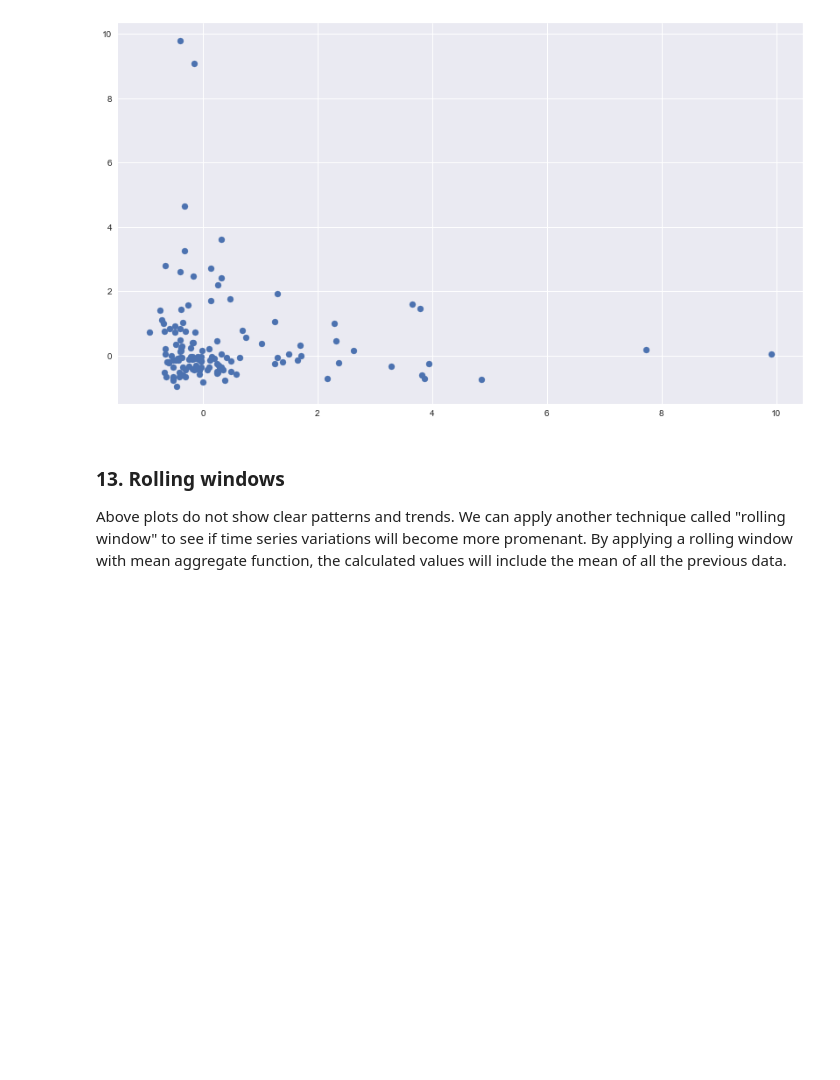
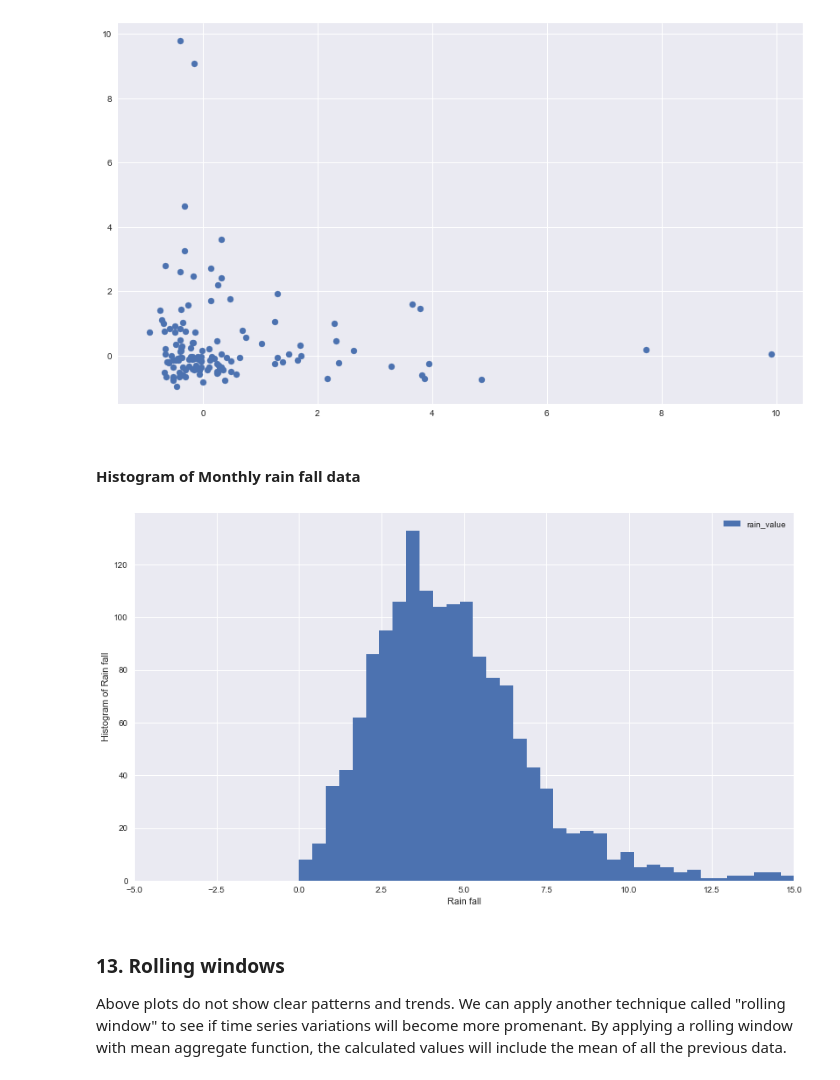
Before and after one commit to lilianasku/Time-series-analysis, a Jupyter notebook: notebooks/Rainfall_EDA.ipynb, the cells around one changed output. Drawn from its saved outputs; the diff is of its cells as text; code cells hidden in the pictures; blank space fills up the shorter version.

```diff
--- a/notebooks/Rainfall_EDA.ipynb
+++ b/notebooks/Rainfall_EDA.ipynb
@@ -313,6 +313,17 @@ plt.scatter(rain1c['rain_value'], rain2c['rain_value'])
 plt.show()
 # %% [output]
 [figure]
+# %% [markdown]
+#### Histogram of Monthly rain fall data
+# %%
+ax = rain_monthly.plot(kind='hist', bins=50)
+ax.set_xlabel('Rain fall')
+ax.set_ylabel('Histogram of Rain fall')
+ax.set_xlim([-5,15])
+plt.legend(fontsize=10)
+plt.show()
+# %% [output]
+[figure, added]
 # %% [markdown]
 ### 13. Rolling windows
 
```
Also changed, not shown: parts of 8 cells of this notebook.
